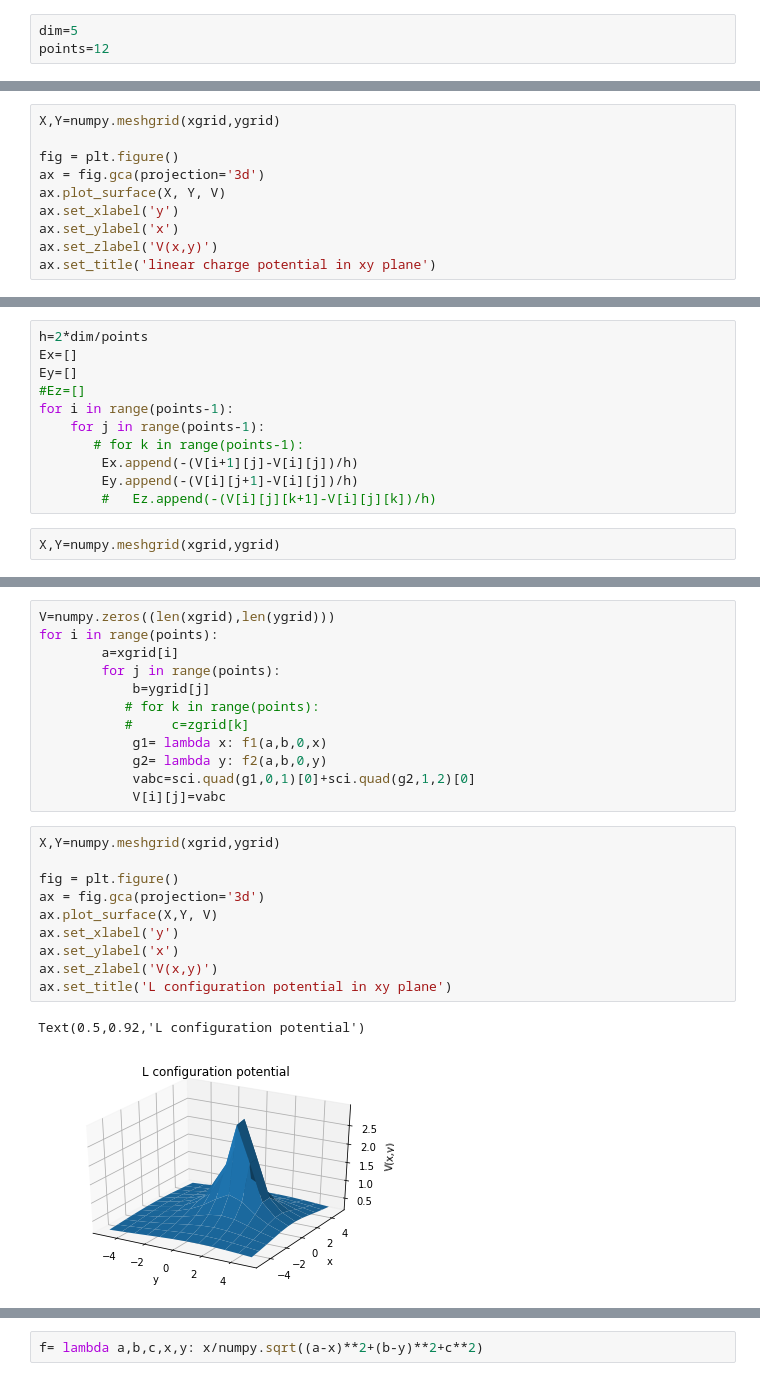
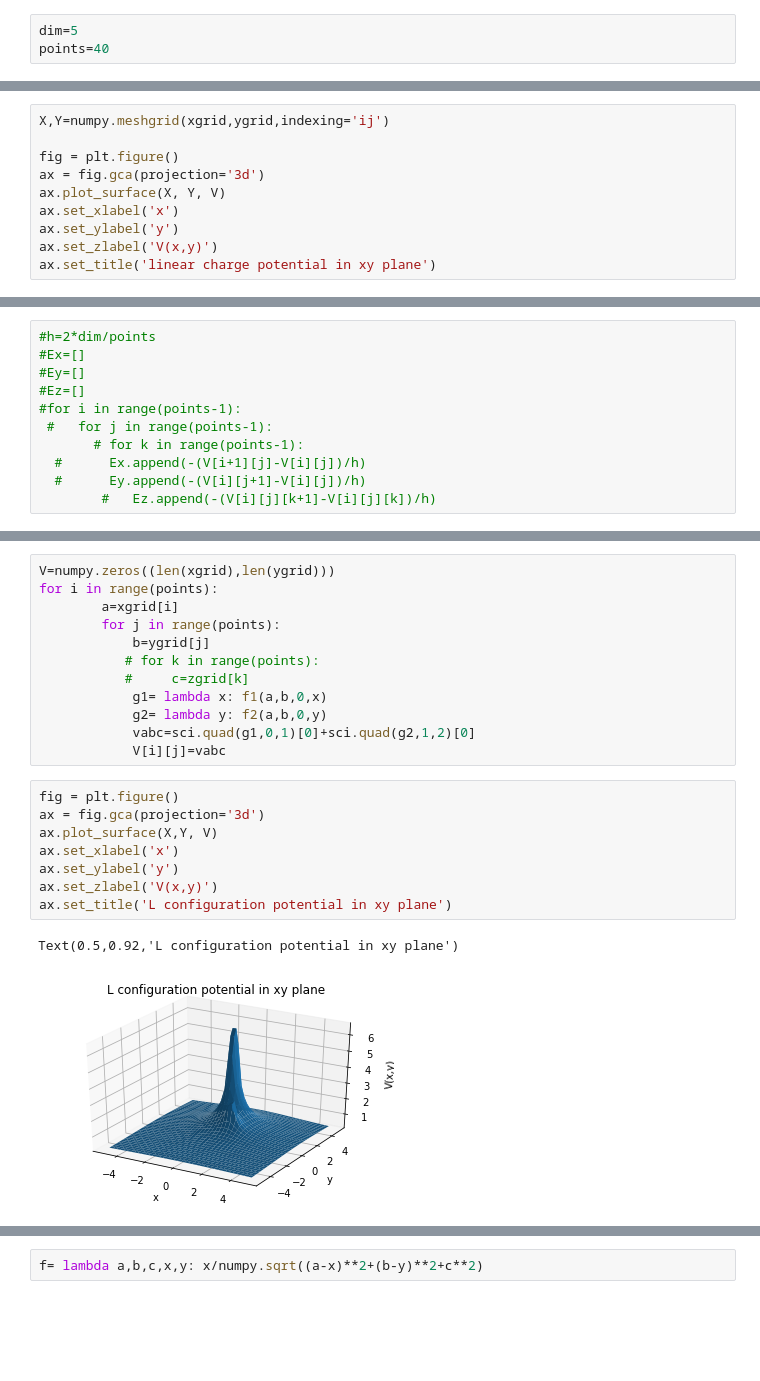
Before and after one commit to Phys7321/hw02-integrations-AsemHabashi, a Jupyter notebook: Solution to HW2, version2.ipynb, the cells around one changed output, grey strips where cells are left out. Saved outputs shown, nothing was run; the diff lists cells and outputs as text; blank space fills up the shorter version.

Commit message:
Python graphs corrected, HW2 is complete

```diff
--- a/Solution to HW2, version2.ipynb
+++ b/Solution to HW2, version2.ipynb
@@ -6,7 +8,7 @@ import numpy,scipy
 dim = dimensions of x&y plane to explore the potential, points = number of points in one dimension of the grid
 # %%
 dim=5
-points=12
+points=40
 # %%
 xgrid=numpy.linspace(-dim,dim,points)
 ygrid=numpy.linspace(-dim,dim,points)
@@ -41,11 +42,11 @@ for i in range(points):
 # %%
-X,Y=numpy.meshgrid(xgrid,ygrid)
+X,Y=numpy.meshgrid(xgrid,ygrid,indexing='ij')
 
 fig = plt.figure()
 ax = fig.gca(projection='3d')
 ax.plot_surface(X, Y, V)
-ax.set_xlabel('y')
-ax.set_ylabel('x')
+ax.set_xlabel('x')
+ax.set_ylabel('y')
 ax.set_zlabel('V(x,y)')
 ax.set_title('linear charge potential in xy plane')
 # %% [output]
@@ -67,13 +69,11 @@ len(Ex)
 # %%
-h=2*dim/points
-Ex=[]
-Ey=[]
+#h=2*dim/points
+#Ex=[]
+#Ey=[]
 #Ez=[]
-for i in range(points-1):
-    for j in range(points-1):
+#for i in range(points-1):
+ #   for j in range(points-1):
        # for k in range(points-1):
-        Ex.append(-(V[i+1][j]-V[i][j])/h)
-        Ey.append(-(V[i][j+1]-V[i][j])/h)
+  #      Ex.append(-(V[i+1][j]-V[i][j])/h)
+  #      Ey.append(-(V[i][j+1]-V[i][j])/h)
         #   Ez.append(-(V[i][j][k+1]-V[i][j][k])/h)
-# %%
-X,Y=numpy.meshgrid(xgrid,ygrid)
@@ -105,15 +110,13 @@ for i in range(points):
             vabc=sci.quad(g1,0,1)[0]+sci.quad(g2,1,2)[0]
             V[i][j]=vabc
 # %%
-X,Y=numpy.meshgrid(xgrid,ygrid)
-
 fig = plt.figure()
 ax = fig.gca(projection='3d')
 ax.plot_surface(X,Y, V)
-ax.set_xlabel('y')
-ax.set_ylabel('x')
+ax.set_xlabel('x')
+ax.set_ylabel('y')
 ax.set_zlabel('V(x,y)')
 ax.set_title('L configuration potential in xy plane')
 # %% [output]
-Text(0.5,0.92,'L configuration potential')
+Text(0.5,0.92,'L configuration potential in xy plane')
-[figure, old version]
+[figure, new version]
```
Also changed, not shown: parts of 16 cells of this notebook, 2 other files.
